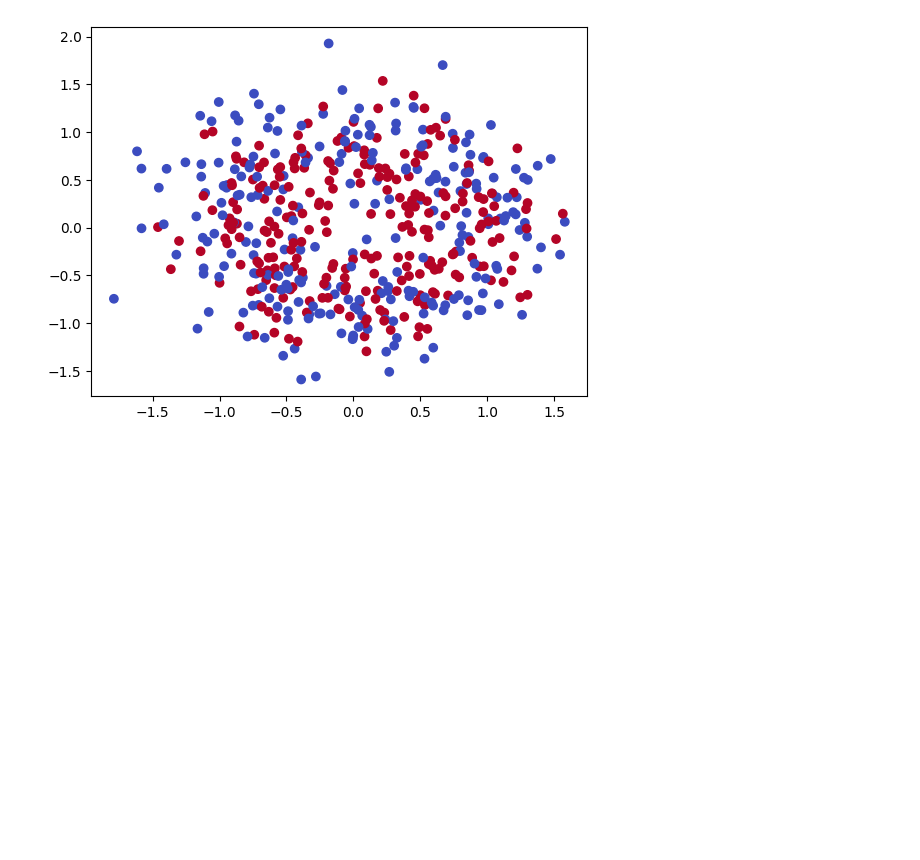
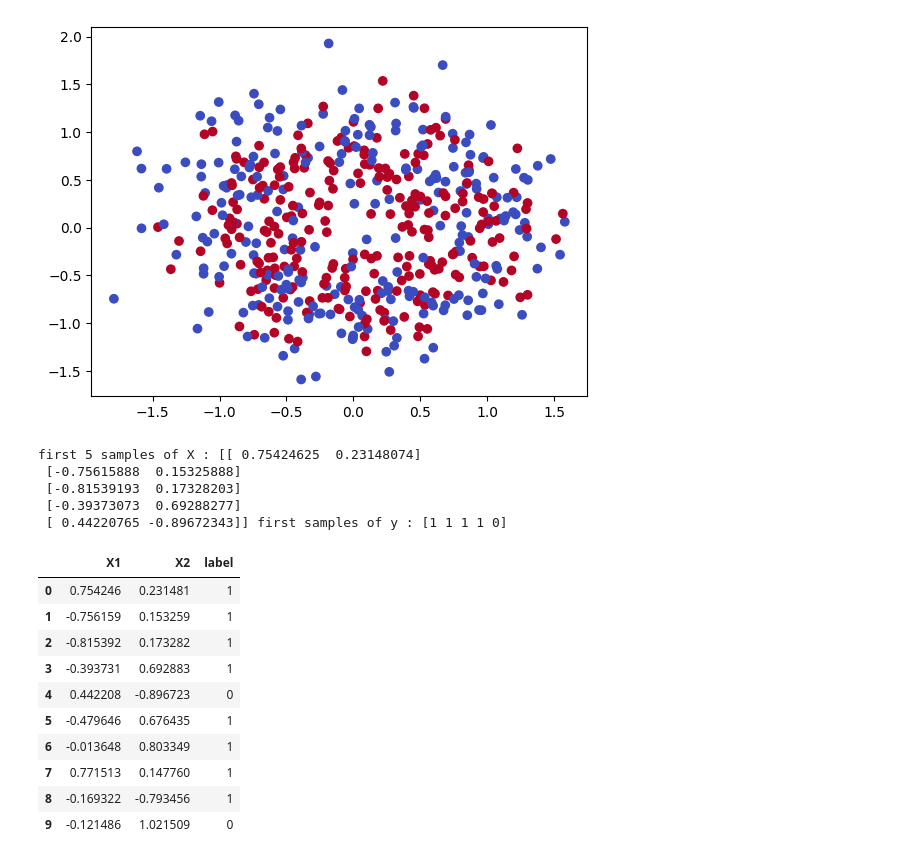
Before and after one commit to abdrhmner/deep-learning-by-pytorch, a Jupyter notebook: 1.ipynb, the cells around one changed output. Saved outputs shown, nothing was run; the diff lists cells and outputs as text; code cells hidden in the pictures; blank space fills up the shorter version.

```diff
--- a/1.ipynb
+++ b/1.ipynb
@@ -277,0 +284,25 @@ plt.show()
+# %%
+len(X),len(y)
+print(f"first 5 samples of X : {X[:5]  } first samples of y : {y[:5]}")
+# %% [output]
+first 5 samples of X : [[ 0.75424625  0.23148074]
+ [-0.75615888  0.15325888]
+ [-0.81539193  0.17328203]
+ [-0.39373073  0.69288277]
+ [ 0.44220765 -0.89672343]] first samples of y : [1 1 1 1 0]
+# %%
+import pandas as pd
+circles = pd.DataFrame({"X1":X[:,0],"X2":X[:,1],"label":y})
+circles.head(10)
+# %% [output]
+|  | X1 | X2 | label |
+| 0 | 0.754246 | 0.231481 | 1 |
+| 1 | -0.756159 | 0.153259 | 1 |
+| 2 | -0.815392 | 0.173282 | 1 |
+| 3 | -0.393731 | 0.692883 | 1 |
+| 4 | 0.442208 | -0.896723 | 0 |
+| 5 | -0.479646 | 0.676435 | 1 |
+| 6 | -0.013648 | 0.803349 | 1 |
+| 7 | 0.771513 | 0.147760 | 1 |
+| 8 | -0.169322 | -0.793456 | 1 |
+| 9 | -0.121486 | 1.021509 | 0 |
```
Also changed, not shown: parts of 7 cells of this notebook.
